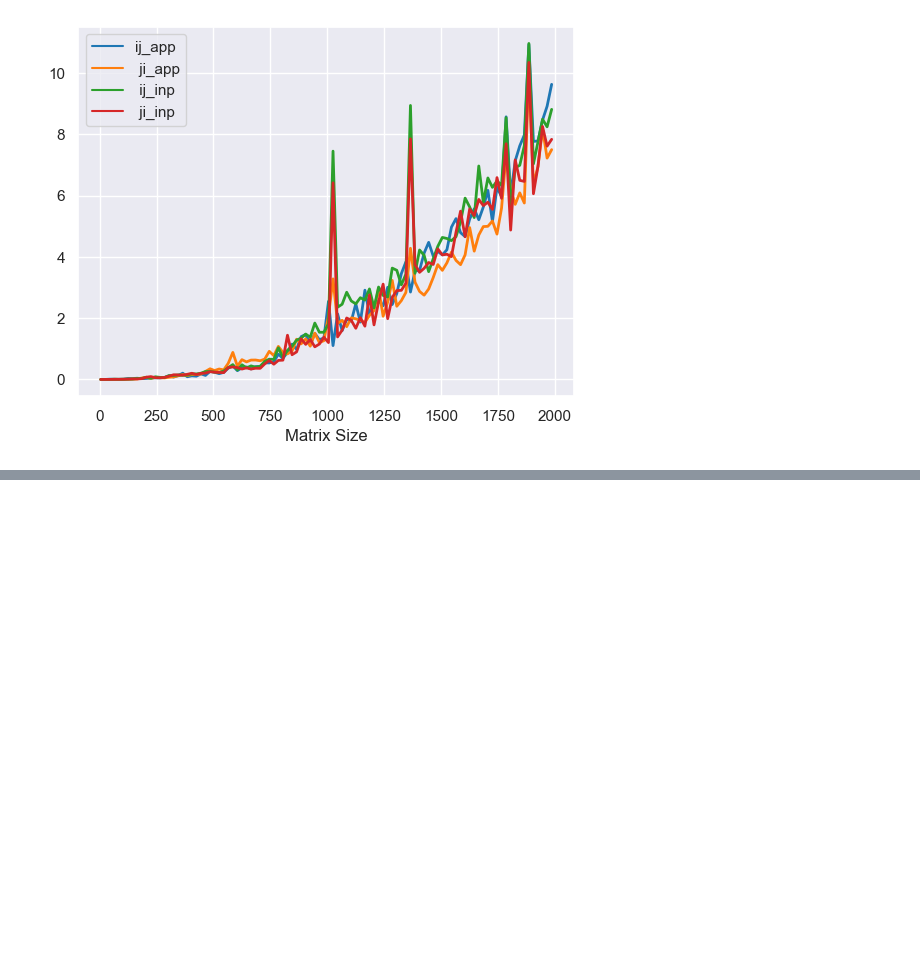
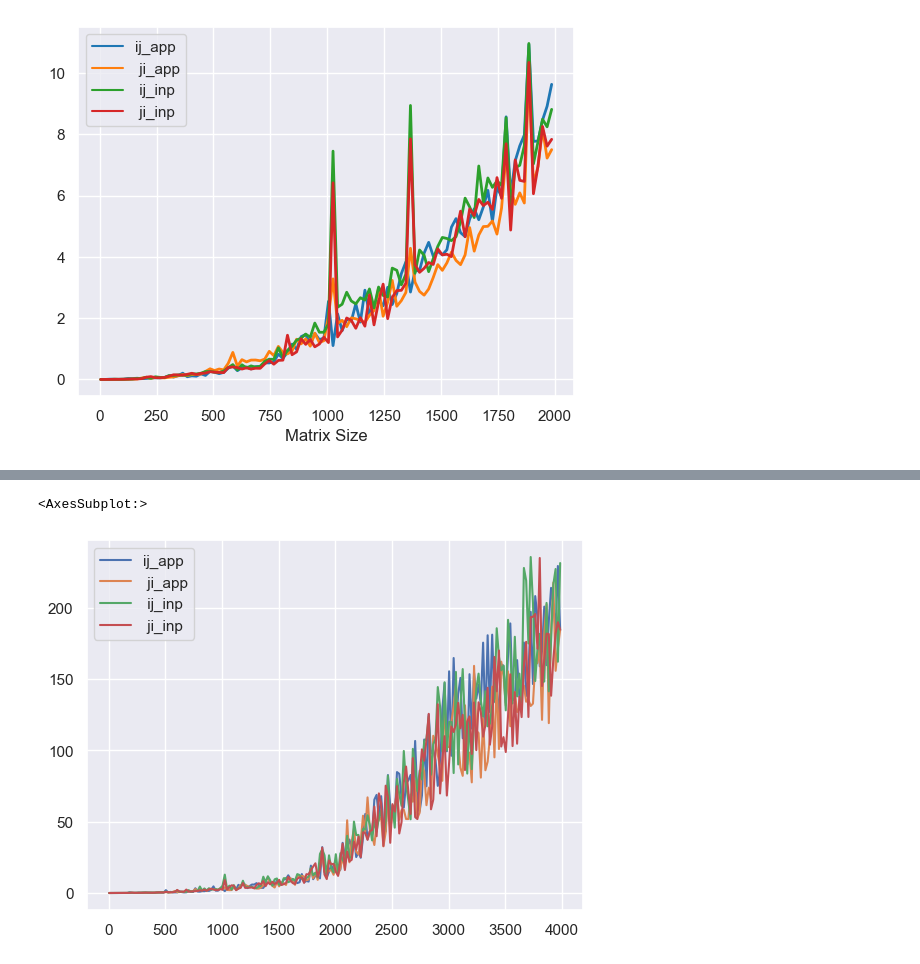
Before and after one commit to RISHIT7/Programming, a Jupyter notebook: COL/COL216/DataLocalityAndCacheBlocking/CacheBlocking/Data/Data.ipynb, the cells around one changed output, grey strips where cells are left out. Saved outputs shown, nothing was run; the diff lists cells and outputs as text; code cells hidden in the pictures; blank space fills up the shorter version.

```diff
--- a/COL/COL216/DataLocalityAndCacheBlocking/CacheBlocking/Data/Data.ipynb
+++ b/COL/COL216/DataLocalityAndCacheBlocking/CacheBlocking/Data/Data.ipynb
@@ -38,3 +38,10 @@ sns.lineplot(data=data, dashes=False, markers=False, palette="tab10", linewidth=
 # %% [output]
 Text(0.5, 0, 'Matrix Size')
 [figure]
+# %%
+n = 200
+# %%
+index = []
+for i in range(0, n):
+    index.append(i*20 + 5)
+len(index)
@@ -40,0 +50,5 @@ Text(0.5, 0, 'Matrix Size')
+# %%
+data_5000 = pd.read_csv('seconds_5000.csv', index_col=False)[:n]
+data_5000.set_index(pd.Index(index), inplace=True)
+data_5000.dropna(inplace=True, axis=1)
+data_5000.head()
@@ -40,0 +62,5 @@ Text(0.5, 0, 'Matrix Size')
+# %%
+data_5000.plot()
+# %% [output]
+<AxesSubplot:>
+[figure, added]
```
Also changed, not shown: parts of 2 cells of this notebook, 23 other files.
